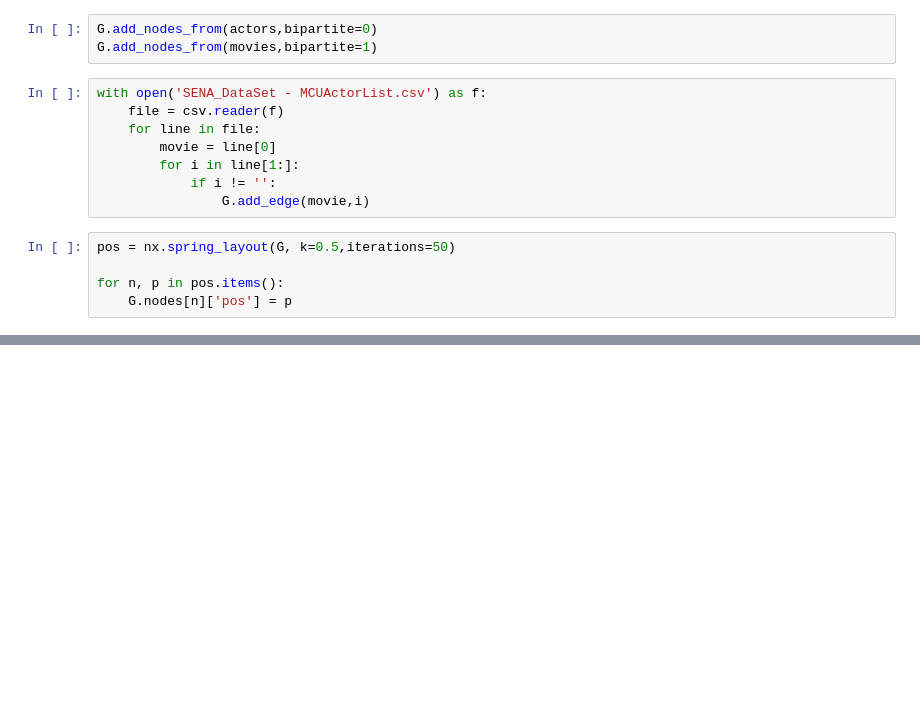
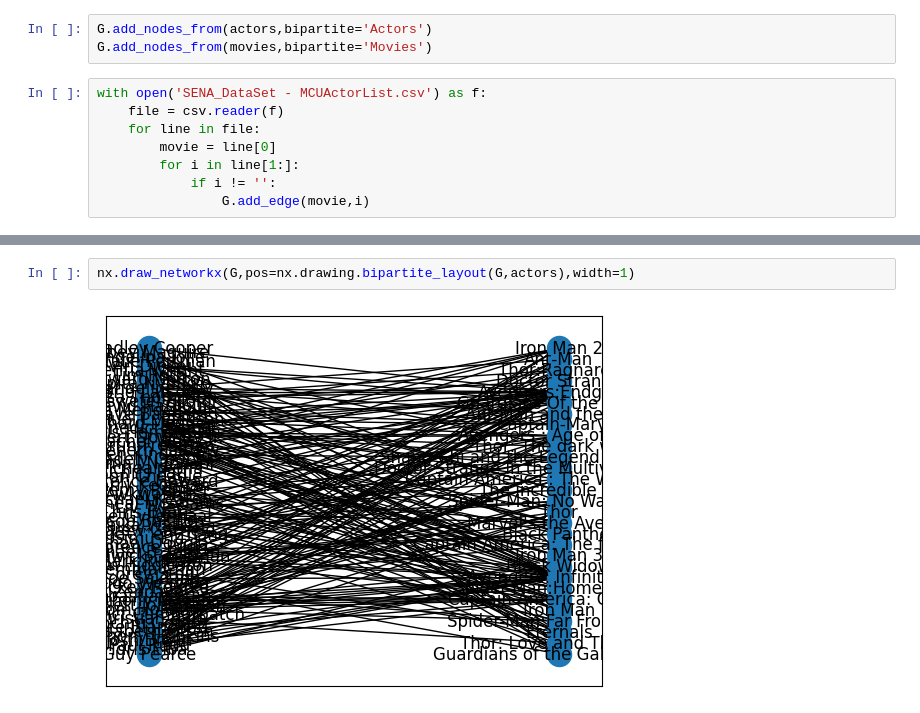
Before and after one commit to Suriya-Prasad/MCU-Actors---Movies-Series-Network-Analysis, a Jupyter notebook: SENA_Project.ipynb, the cells around one changed output, grey strips where cells are left out. Saved outputs shown, nothing was run; the diff lists cells and outputs as text; blank space fills up the shorter version.

```diff
--- a/SENA_Project.ipynb
+++ b/SENA_Project.ipynb
@@ -23,8 +59,8 @@ actors
 # %%
 G = nx.Graph()
 # %%
-G.add_nodes_from(actors,bipartite=0)
-G.add_nodes_from(movies,bipartite=1)
+G.add_nodes_from(actors,bipartite='Actors')
+G.add_nodes_from(movies,bipartite='Movies')
 # %%
 with open('SENA_DataSet - MCUActorList.csv') as f:
     file = csv.reader(f)
@@ -33,8 +69,3 @@ with open('SENA_DataSet - MCUActorList.csv') as f:
         for i in line[1:]:
             if i != '':
                 G.add_edge(movie,i)
-# %%
-pos = nx.spring_layout(G, k=0.5,iterations=50)
-
-for n, p in pos.items():
-    G.nodes[n]['pos'] = p
@@ -62,0 +84,4 @@ ValueError: Mime type rendering requires nbformat>=4.2.0 but it is not installed
+# %%
+nx.draw_networkx(G,pos=nx.drawing.bipartite_layout(G,actors),width=1)
+# %% [output]
+[figure, added]
```
Also changed, not shown: parts of 6 cells of this notebook, 2 other files.
